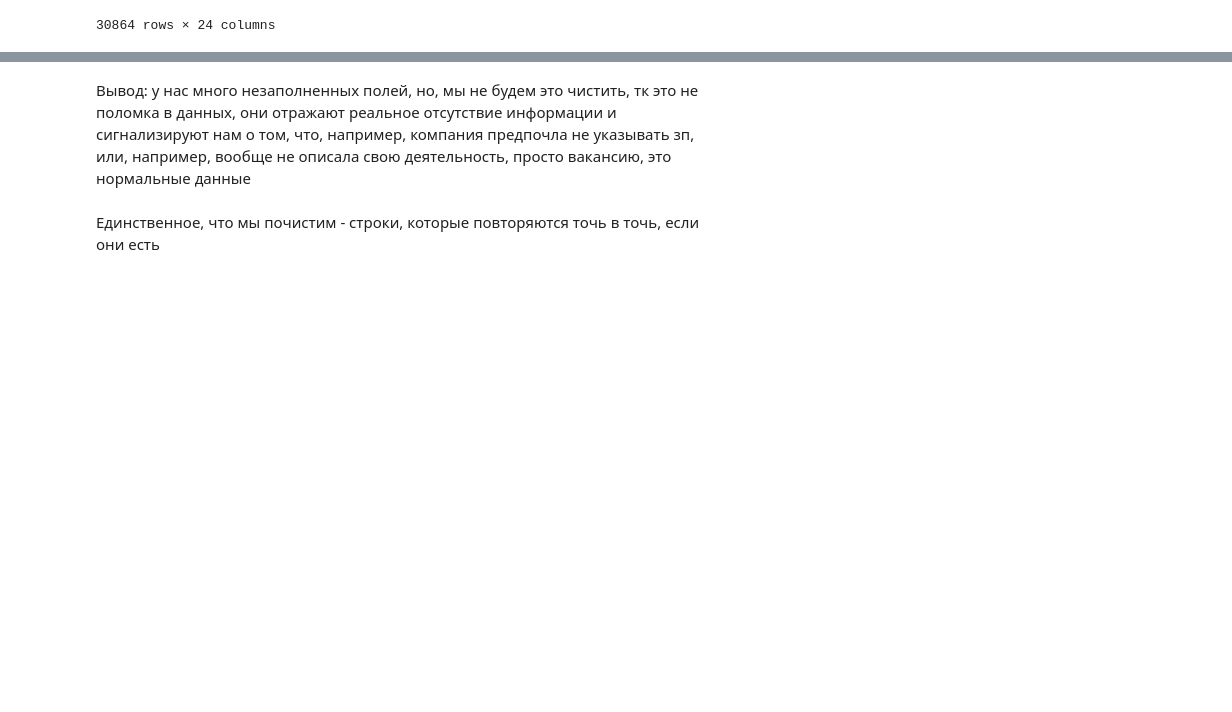
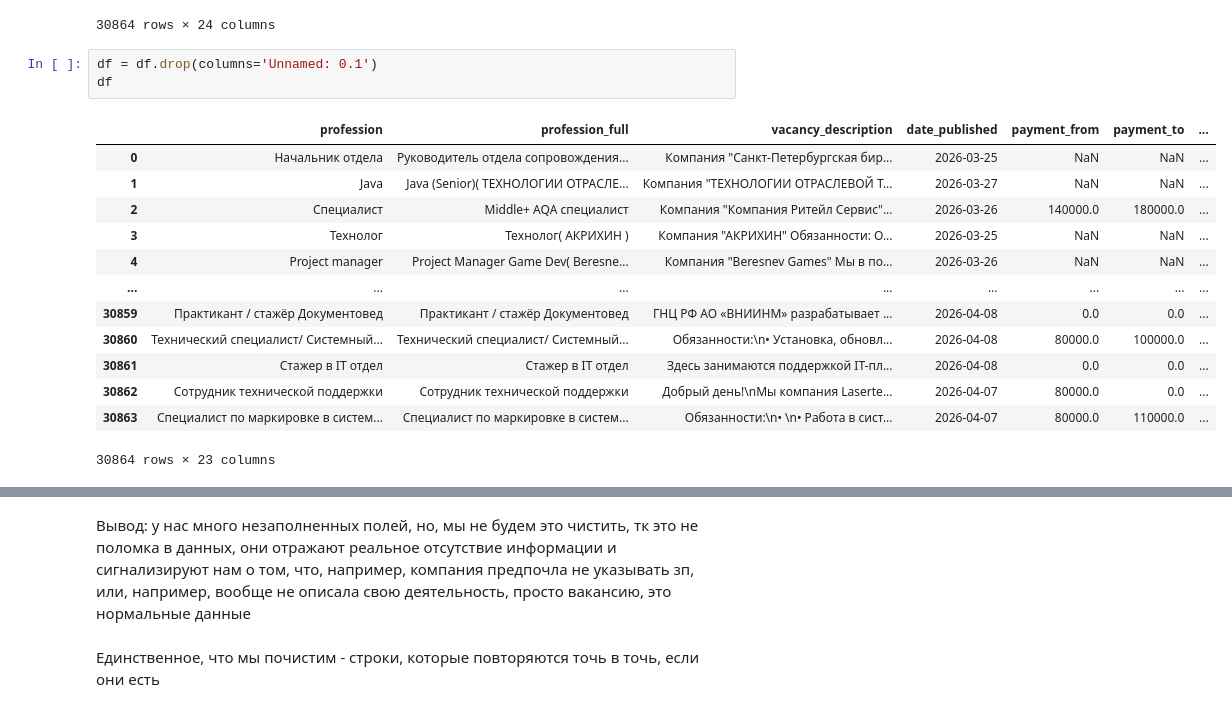
Before and after one commit to alex-bul/gp2_hse_2026, a Jupyter notebook: eda/eda_alina.ipynb, the cells around one changed output, grey strips where cells are left out. Cells and saved outputs as stored; diff of their text form; blank space fills up the shorter version.

```diff
--- a/eda/eda_alina.ipynb
+++ b/eda/eda_alina.ipynb
@@ -33,6 +39,23 @@ df
 | 30862 | 30862 | Сотрудник технической поддержки | Сотрудник технической поддержки | Добрый день!\nМы компания Laserte... | 2026-04-07 | 80000.0 | ... |
 | 30863 | 30863 | Специалист по маркировке в систем... | Специалист по маркировке в систем... | Обязанности:\n• \n• Работа в сист... | 2026-04-07 | 80000.0 | ... |
 30864 rows × 24 columns
+# %%
+df = df.drop(columns='Unnamed: 0.1')
+df
+# %% [output]
+|  | profession | profession_full | vacancy_description | date_published | payment_from | payment_to | ... |
+| 0 | Начальник отдела | Руководитель отдела сопровождения... | Компания "Санкт-Петербургская бир... | 2026-03-25 | NaN | NaN | ... |
+| 1 | Java | Java (Senior)( ТЕХНОЛОГИИ ОТРАСЛЕ... | Компания "ТЕХНОЛОГИИ ОТРАСЛЕВОЙ Т... | 2026-03-27 | NaN | NaN | ... |
+| 2 | Специалист | Middle+ AQA специалист | Компания "Компания Ритейл Сервис"... | 2026-03-26 | 140000.0 | 180000.0 | ... |
+| 3 | Технолог | Технолог( АКРИХИН ) | Компания "АКРИХИН" Обязанности: О... | 2026-03-25 | NaN | NaN | ... |
+| 4 | Project manager | Project Manager Game Dev( Beresne... | Компания "Beresnev Games" Мы в по... | 2026-03-26 | NaN | NaN | ... |
+| ... | ... | ... | ... | ... | ... | ... | ... |
+| 30859 | Практикант / стажёр Документовед | Практикант / стажёр Документовед | ГНЦ РФ АО «ВНИИНМ» разрабатывает ... | 2026-04-08 | 0.0 | 0.0 | ... |
+| 30860 | Технический специалист/ Системный... | Технический специалист/ Системный... | Обязанности:\n• Установка, обновл... | 2026-04-08 | 80000.0 | 100000.0 | ... |
+| 30861 | Стажер в IT отдел | Стажер в IT отдел | Здесь занимаются поддержкой IT-пл... | 2026-04-08 | 0.0 | 0.0 | ... |
+| 30862 | Сотрудник технической поддержки | Сотрудник технической поддержки | Добрый день!\nМы компания Laserte... | 2026-04-07 | 80000.0 | 0.0 | ... |
+| 30863 | Специалист по маркировке в систем... | Специалист по маркировке в систем... | Обязанности:\n• \n• Работа в сист... | 2026-04-07 | 80000.0 | 110000.0 | ... |
+30864 rows × 23 columns
 # %%
 df.isna().sum()
 # %% [output]
```
Also changed, not shown: parts of 28 cells of this notebook.
